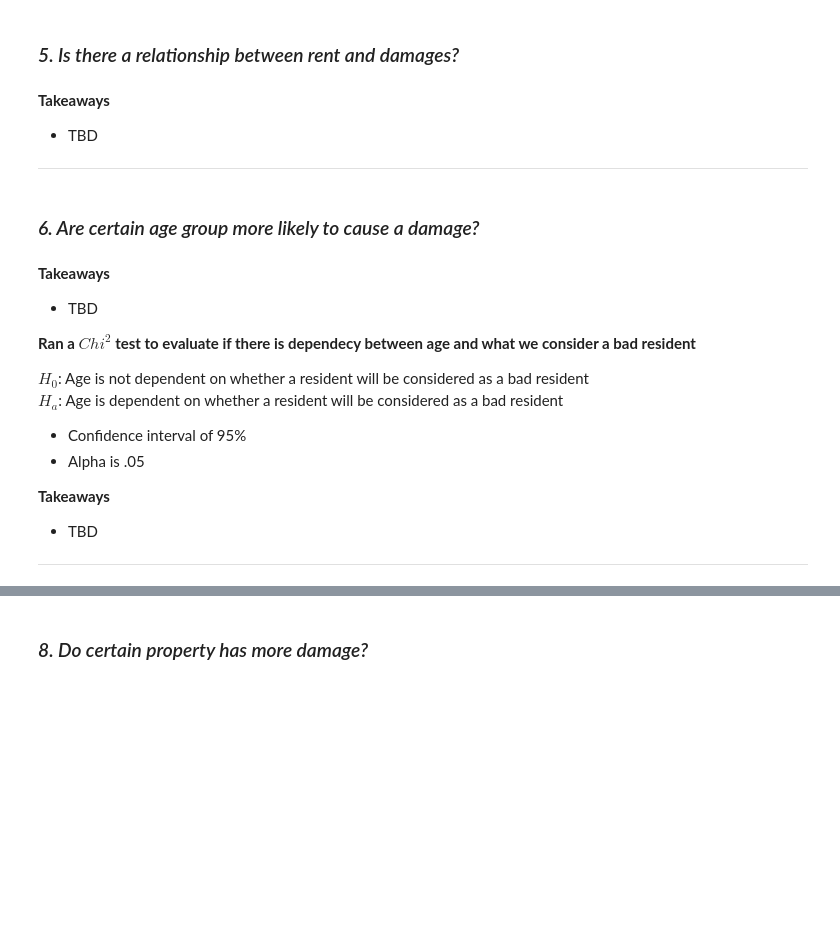
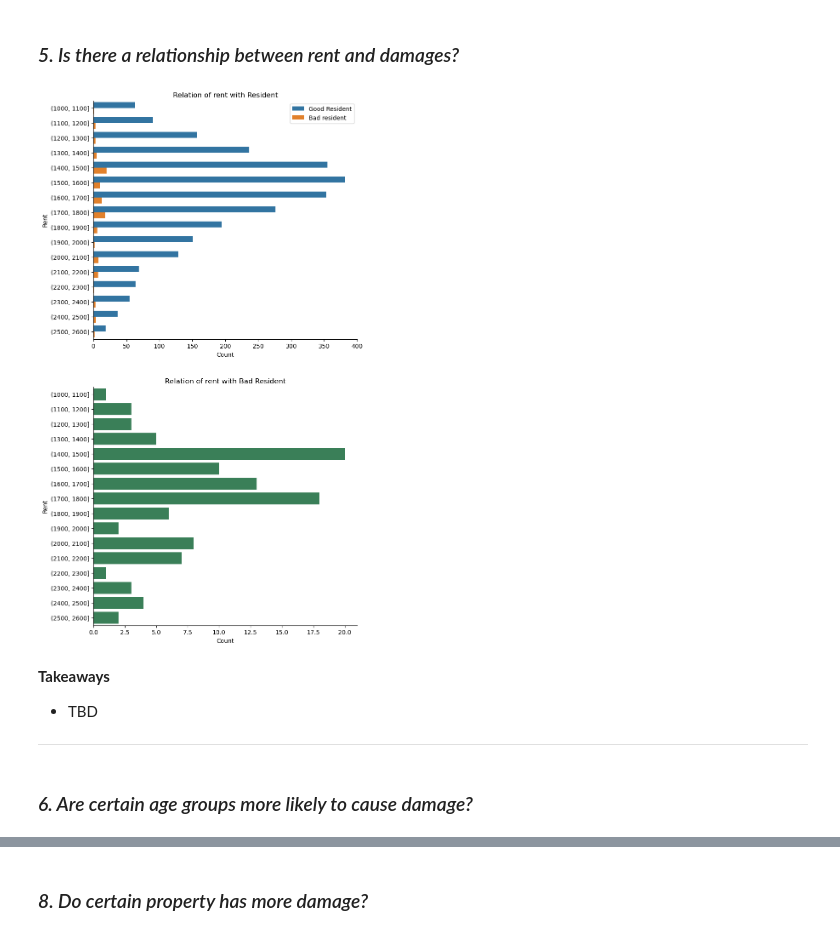
Before and after one commit to Project-DANE/DANE, a Jupyter notebook: final_notebook.ipynb, the cells around one changed output, grey strips where cells are left out. Drawn from its saved outputs; the diff is of its cells as text; code cells hidden in the pictures; blank space fills up the shorter version.

```diff
--- a/final_notebook.ipynb
+++ b/final_notebook.ipynb
@@ -163,6 +183,10 @@ ____
 ____
 # %% [markdown]
 ### *5. Is there a relationship between rent and damages?*
+# %%
+e.viz_rent(train, 'rent')
+# %% [output]
+[figure, added]
 # %% [markdown]
 **Takeaways**
 
@@ -170,23 +194,4 @@ ____
 
 ____
 # %% [markdown]
-### *6. Are certain age group more likely to cause a damage?*
+### *6. Are certain age groups more likely to cause damage?*
-# %% [markdown]
-**Takeaways**
-
-- TBD
-
-**Ran a $Chi^2$ test to evaluate if there is dependecy between age and what we consider a bad resident** <br>
-
-
-$H_0$: Age is not dependent on whether a resident will be considered as a bad resident<br>
-$H_a$: Age is dependent on whether a resident will be considered as a bad resident
-
- - Confidence interval of 95%
- - Alpha is .05
-
-**Takeaways**
-
-- TBD
-
-____
```
Also changed, not shown: parts of 14 cells of this notebook, 1 other file.
